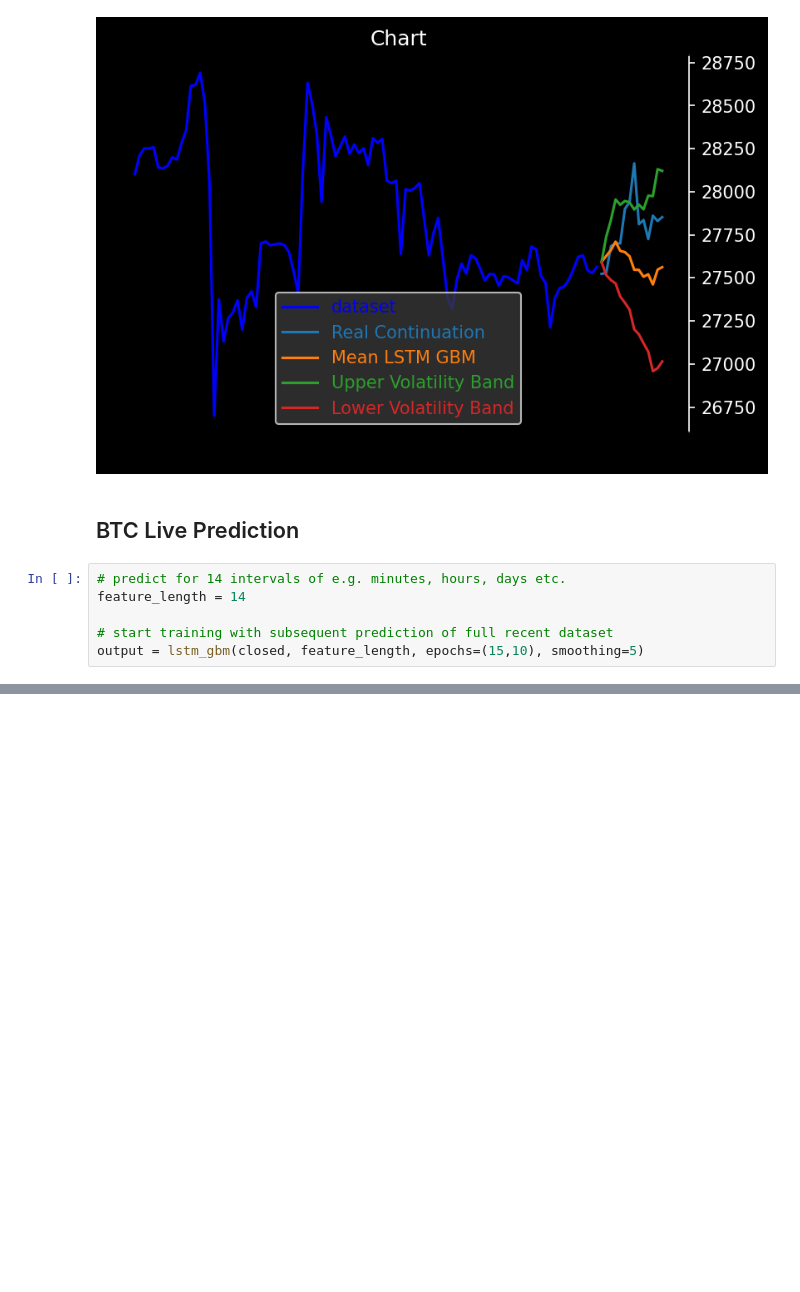
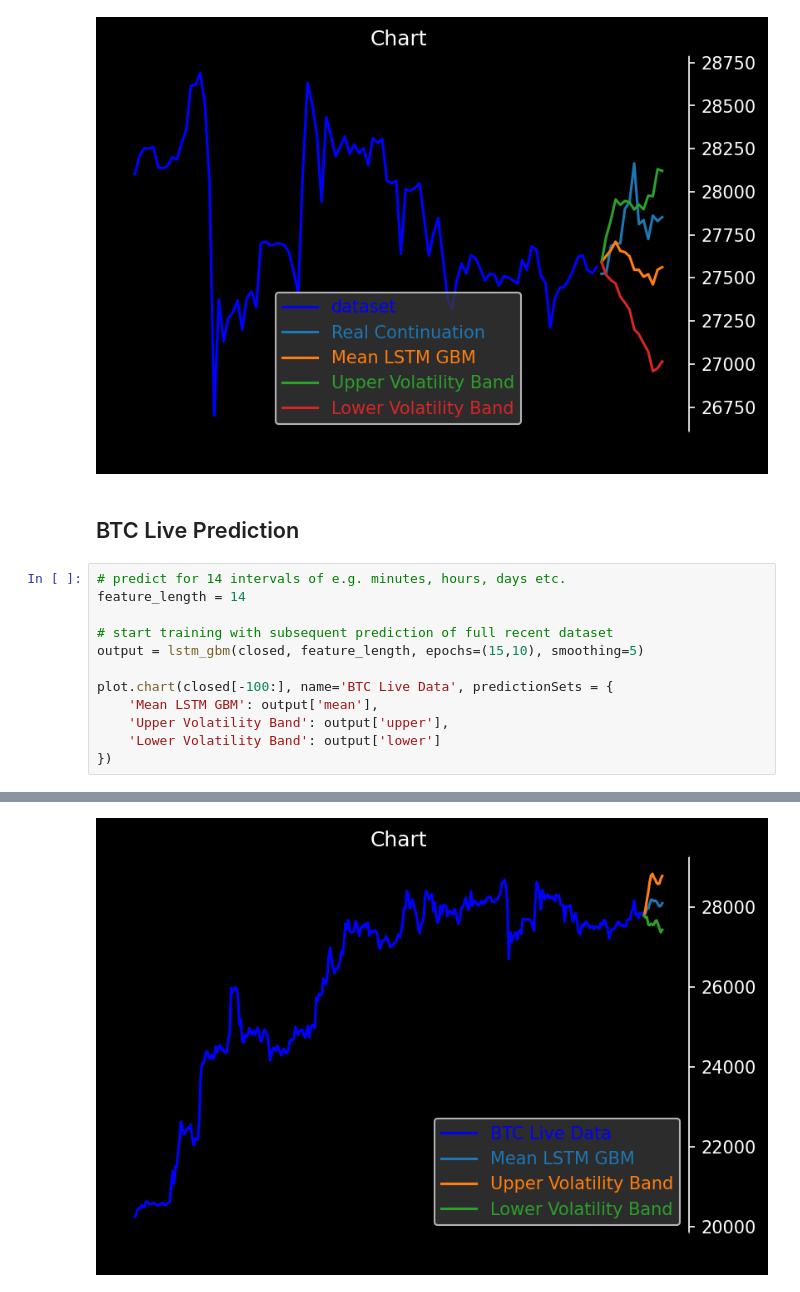
Before and after one commit to B0-B/chartPeer-trading, a Jupyter notebook: ChartPeer-SDK/lstm_gbm_live_prediction.ipynb, the cells around one changed output, grey strips where cells are left out. Cells and saved outputs as stored; diff of their text form; blank space fills up the shorter version.

Commit message:
fixed prediction in lstm_gbm notebook

```diff
--- a/ChartPeer-SDK/lstm_gbm_live_prediction.ipynb
+++ b/ChartPeer-SDK/lstm_gbm_live_prediction.ipynb
@@ -74,3 +74,10 @@ feature_length = 14
 
 # start training with subsequent prediction of full recent dataset
 output = lstm_gbm(closed, feature_length, epochs=(15,10), smoothing=5)
+
+plot.chart(closed[-100:], name='BTC Live Data', predictionSets = {
+    'Mean LSTM GBM': output['mean'],
+    'Upper Volatility Band': output['upper'],
+    'Lower Volatility Band': output['lower']
+})
+# %% [output]
@@ -76,0 +101 @@ output = lstm_gbm(closed, feature_length, epochs=(15,10), smoothing=5)
+[figure, added]
```
Also changed, not shown: parts of 1 cell of this notebook.
